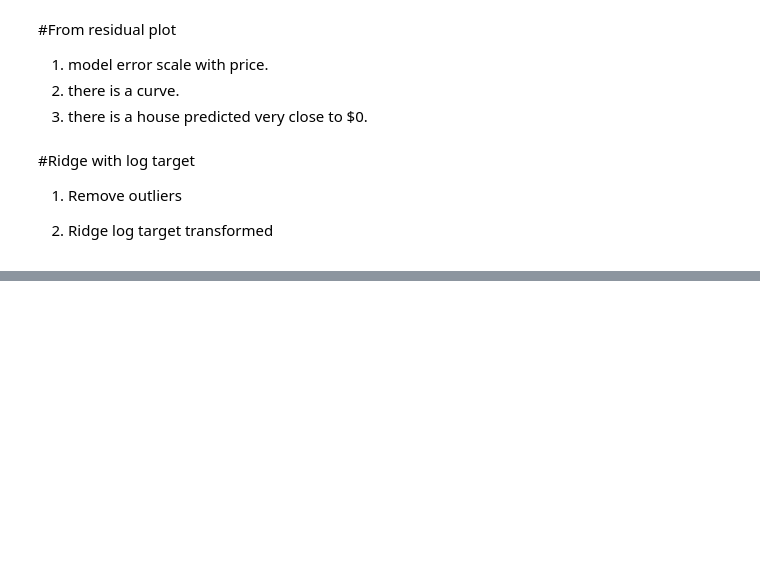
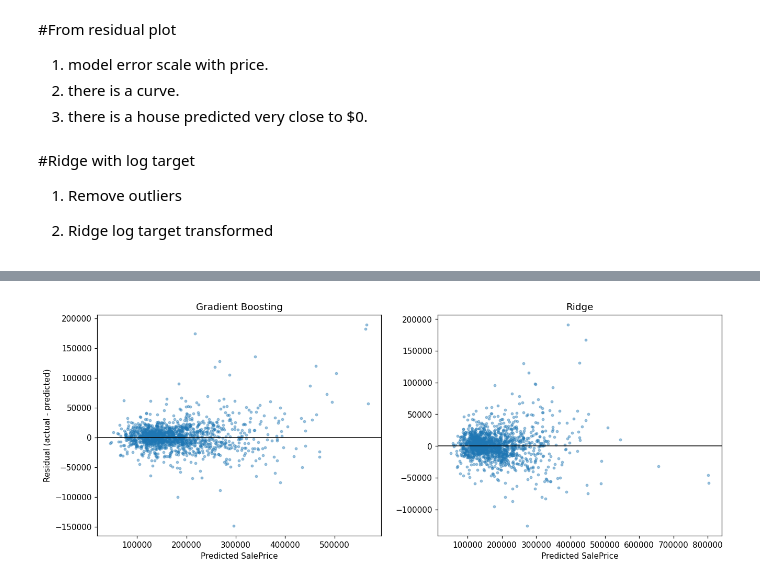
Before and after one commit to bojackwhaleman/house_prices_project, a Jupyter notebook: house_prices.ipynb, the cells around one changed output, grey strips where cells are left out. Saved outputs shown, nothing was run; the diff lists cells and outputs as text; code cells hidden in the pictures; blank space fills up the shorter version.

```diff
--- a/house_prices.ipynb
+++ b/house_prices.ipynb
@@ -671,0 +596,19 @@ coef_df.sort_values("coefficient").head(15)
+# %%
+plt.figure(figsize=(14, 5))
+
+plt.subplot(1, 2, 1)                      # left plot
+plt.scatter(gb_pred, gb_resid, s=8, alpha=0.4)
+plt.axhline(0, color='black', lw=1)
+plt.title('Gradient Boosting')
+plt.xlabel('Predicted SalePrice')
+plt.ylabel('Residual (actual - predicted)')
+
+plt.subplot(1, 2, 2)                      # right plot
+plt.scatter(ridge_pred, ridge_resid, s=8, alpha=0.4)
+plt.axhline(0, color='black', lw=1)
+plt.title('Ridge')
+plt.xlabel('Predicted SalePrice')
+
+plt.show()
+# %% [output]
+[figure, added]
```
Also changed, not shown: parts of 29 cells of this notebook, 1 other file.
